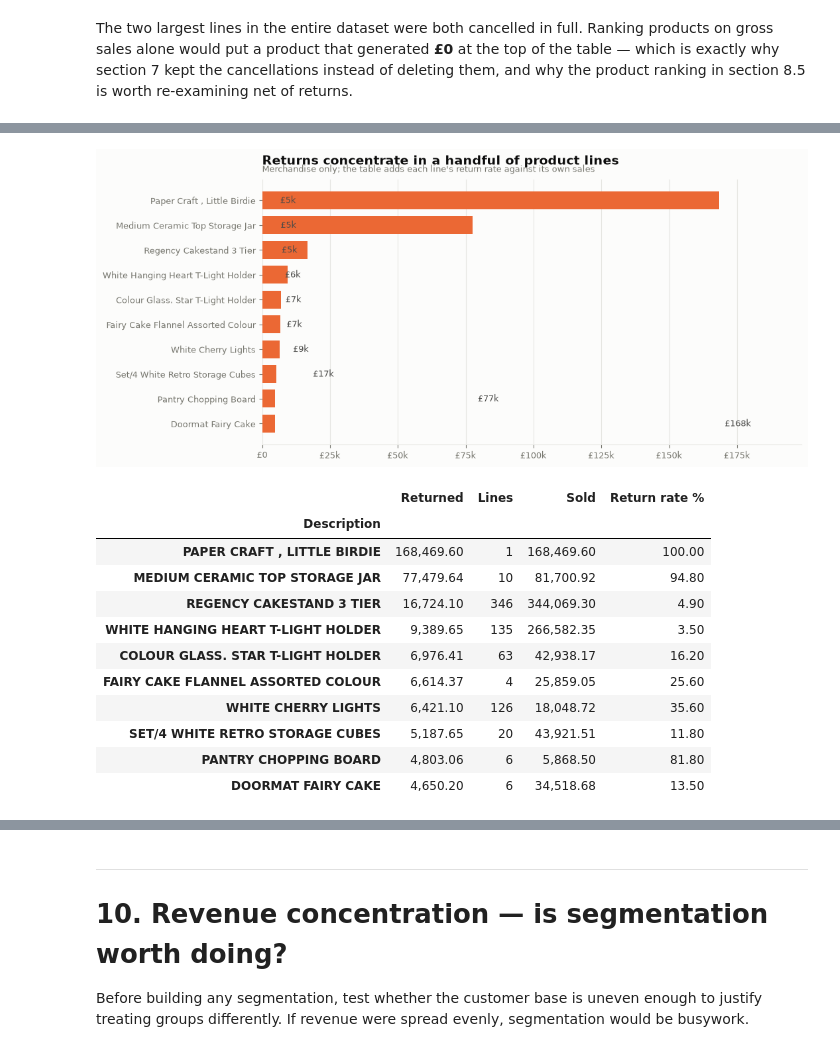
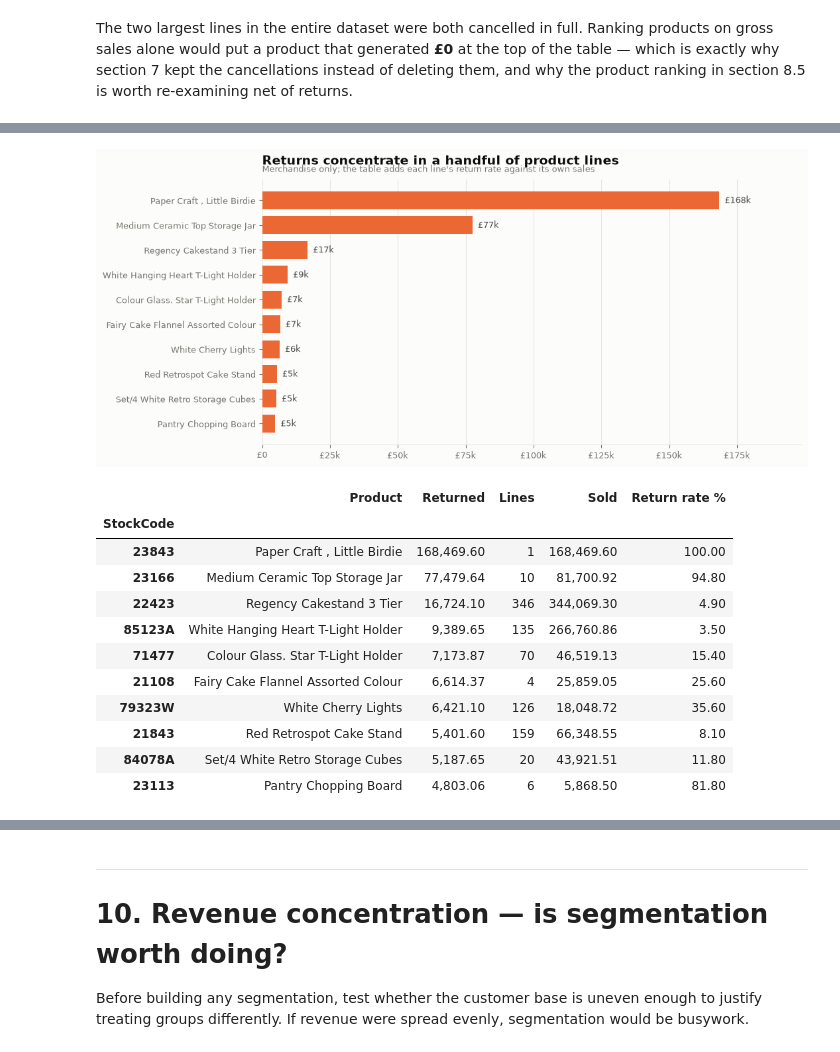
Before and after one commit to BU1lDR/IBM-BharatCares---Internship-CAPSTONE-PROJECT-, a Jupyter notebook: AryanVerma_RetailCustomerSegmentationAnalysis.ipynb, the cells around one changed output, grey strips where cells are left out. Cells and saved outputs as stored; diff of their text form; code cells hidden in the pictures.

```diff
--- a/AryanVerma_RetailCustomerSegmentationAnalysis.ipynb
+++ b/AryanVerma_RetailCustomerSegmentationAnalysis.ipynb
@@ -1027,28 +1117,42 @@ order processing.
 ## 8.5 Product performance
 # %%
 prod = sales[sales["IsProduct"]]
-by_rev = (prod.groupby("Description")
+
+# The 4,725 merchandise stock codes carry 5,336 distinct descriptions, so the
+# same physical product is spelled more than one way in the file. Grouping on
+# Description would split one product's revenue across its spellings - it costs
+# Jumbo Bag Red Retrospot GBP 34,607 and a place in this table. Group on the
+# identifier and label each code with its most frequent description (ties broken
+# alphabetically, so the label never depends on row order).
+name_lines = prod.groupby(["StockCode", "Description"]).size().rename("Lines").reset_index()
+prod_name = (name_lines.sort_values(["StockCode", "Lines", "Description"],
+                                    ascending=[True, False, True])
+             .drop_duplicates("StockCode").set_index("StockCode")["Description"])
+
+by_rev = (prod.groupby("StockCode")
           .agg(Revenue=("Revenue", "sum"), Units=("Quantity", "sum"),
                Orders=("Invoice", "nunique"))
           .sort_values("Revenue", ascending=False))
+by_rev.insert(0, "Product", prod_name.reindex(by_rev.index).str.title())
 by_rev["Revenue share %"] = (by_rev["Revenue"] / prod["Revenue"].sum() * 100).round(2)
 top10 = by_rev.head(10)
 
 fig, ax = plt.subplots(figsize=(10.5, 5.4))
 y = np.arange(len(top10))[::-1]
 ax.barh(y, top10["Revenue"], height=0.72, color=BLUE, zorder=3)
-ax.set_yticks(y, [t.title() if len(t) < 42 else t[:39].title() + "..." for t in top10.index])
-label_barh(ax, top10["Revenue"].to_list())
+ax.set_yticks(y, [t if len(t) < 42 else t[:39] + "..." for t in top10["Product"]])
+label_barh(ax, y, top10["Revenue"].to_list())
 ax.xaxis.set_major_formatter(GBP)
 ax.set_xlim(0, top10["Revenue"].max() * 1.16)
 ax.grid(axis="y", visible=False)
 ax.grid(axis="x", visible=True)
-titled(ax, "The top ten lines out of 4,700 products",
+titled(ax, f"The top ten lines out of {prod['StockCode'].nunique():,} products",
         "Merchandise only - carriage, vouchers and administrative codes excluded")
 save(fig, "04_top_products")
 plt.show()
 
-fact("top_product", str(top10.index[0]).title())
+fact("top_product", str(top10["Product"].iloc[0]))
+fact("product_description_count", int(prod["Description"].nunique()))
 fact("top_product_revenue", round(float(top10["Revenue"].iloc[0]), 2))
 fact("top10_product_share_pct", round(float(top10["Revenue"].sum() / prod["Revenue"].sum() * 100), 2))
 fact("product_count", int(prod["StockCode"].nunique()))
@@ -1329,42 +1470,45 @@ rr
 # %%
+# Keyed on StockCode for the same reason as the revenue ranking above, so that a
+# product's returns and its sales are always counted against the same key.
 top_ret = (ret[ret["StockCode"].isin(prod["StockCode"])]
-           .groupby("Description")
+           .groupby("StockCode")
            .agg(Returned=("ReturnValue", "sum"), Lines=("Quantity", "size"))
            .sort_values("Returned", ascending=False).head(10))
-sold = prod.groupby("Description")["Revenue"].sum()
+top_ret.insert(0, "Product", prod_name.reindex(top_ret.index).str.title())
+sold = prod.groupby("StockCode")["Revenue"].sum()
 top_ret["Sold"] = sold.reindex(top_ret.index).fillna(0.0)
 top_ret["Return rate %"] = (top_ret["Returned"] / top_ret["Sold"].replace(0, np.nan) * 100).round(1)
 
 fig, ax = plt.subplots(figsize=(10.5, 5.2))
 y = np.arange(len(top_ret))[::-1]
 ax.barh(y, top_ret["Returned"], height=0.72, color=ORANGE, zorder=3)
-ax.set_yticks(y, [t.title() if len(t) < 40 else t[:37].title() + "..." for t in top_ret.index])
-label_barh(ax, top_ret["Returned"].to_list())
+ax.set_yticks(y, [t if len(t) < 40 else t[:37] + "..." for t in top_ret["Product"]])
+label_barh(ax, y, top_ret["Returned"].to_list())
 ax.xaxis.set_major_formatter(GBP)
 ax.set_xlim(0, top_ret["Returned"].max() * 1.18)
 ax.grid(axis="y", visible=False)
 ax.grid(axis="x", visible=True)
 titled(ax, "Returns concentrate in a handful of product lines",
         "Merchandise only; the table adds each line's return rate against its own sales")
 save(fig, "07_top_returned")
 plt.show()
 
-fact("top_returned_product", str(top_ret.index[0]).title())
+fact("top_returned_product", str(top_ret["Product"].iloc[0]))
 fact("top_returned_value", round(float(top_ret["Returned"].iloc[0]), 2))
 top_ret
 # %% [output]
-[figure, old version]
+[figure, new version]
-|  | Returned | Lines | Sold | Return rate % |
-| Description |  |  |  |  |
-| PAPER CRAFT , LITTLE BIRDIE | 168,469.60 | 1 | 168,469.60 | 100.00 |
-| MEDIUM CERAMIC TOP STORAGE JAR | 77,479.64 | 10 | 81,700.92 | 94.80 |
-| REGENCY CAKESTAND 3 TIER | 16,724.10 | 346 | 344,069.30 | 4.90 |
-| WHITE HANGING HEART T-LIGHT HOLDER | 9,389.65 | 135 | 266,582.35 | 3.50 |
-| COLOUR GLASS. STAR T-LIGHT HOLDER | 6,976.41 | 63 | 42,938.17 | 16.20 |
-| FAIRY CAKE FLANNEL ASSORTED COLOUR | 6,614.37 | 4 | 25,859.05 | 25.60 |
-| WHITE CHERRY LIGHTS | 6,421.10 | 126 | 18,048.72 | 35.60 |
-| SET/4 WHITE RETRO STORAGE CUBES | 5,187.65 | 20 | 43,921.51 | 11.80 |
-| PANTRY CHOPPING BOARD | 4,803.06 | 6 | 5,868.50 | 81.80 |
-| DOORMAT FAIRY CAKE | 4,650.20 | 6 | 34,518.68 | 13.50 |
+|  | Product | Returned | Lines | Sold | Return rate % |
+| StockCode |  |  |  |  |  |
+| 23843 | Paper Craft , Little Birdie | 168,469.60 | 1 | 168,469.60 | 100.00 |
+| 23166 | Medium Ceramic Top Storage Jar | 77,479.64 | 10 | 81,700.92 | 94.80 |
+| 22423 | Regency Cakestand 3 Tier | 16,724.10 | 346 | 344,069.30 | 4.90 |
+| 85123A | White Hanging Heart T-Light Holder | 9,389.65 | 135 | 266,760.86 | 3.50 |
+| 71477 | Colour Glass. Star T-Light Holder | 7,173.87 | 70 | 46,519.13 | 15.40 |
+| 21108 | Fairy Cake Flannel Assorted Colour | 6,614.37 | 4 | 25,859.05 | 25.60 |
+| 79323W | White Cherry Lights | 6,421.10 | 126 | 18,048.72 | 35.60 |
+| 21843 | Red Retrospot Cake Stand | 5,401.60 | 159 | 66,348.55 | 8.10 |
+| 84078A | Set/4 White Retro Storage Cubes | 5,187.65 | 20 | 43,921.51 | 11.80 |
+| 23113 | Pantry Chopping Board | 4,803.06 | 6 | 5,868.50 | 81.80 |
 # %%
 # Product ranking net of cancellations - the version a buyer should actually use.
```
Also changed, not shown: parts of 29 cells of this notebook.
